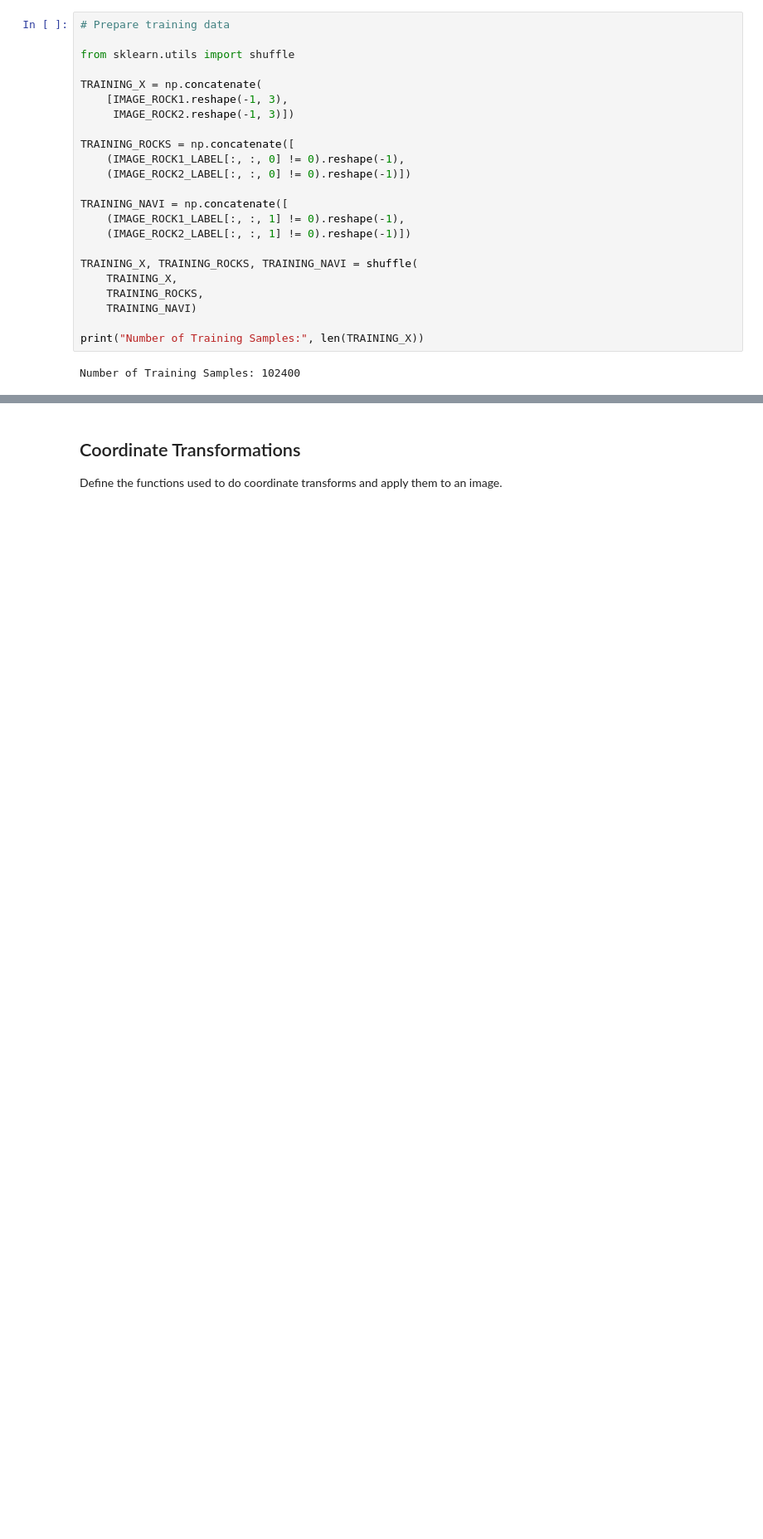
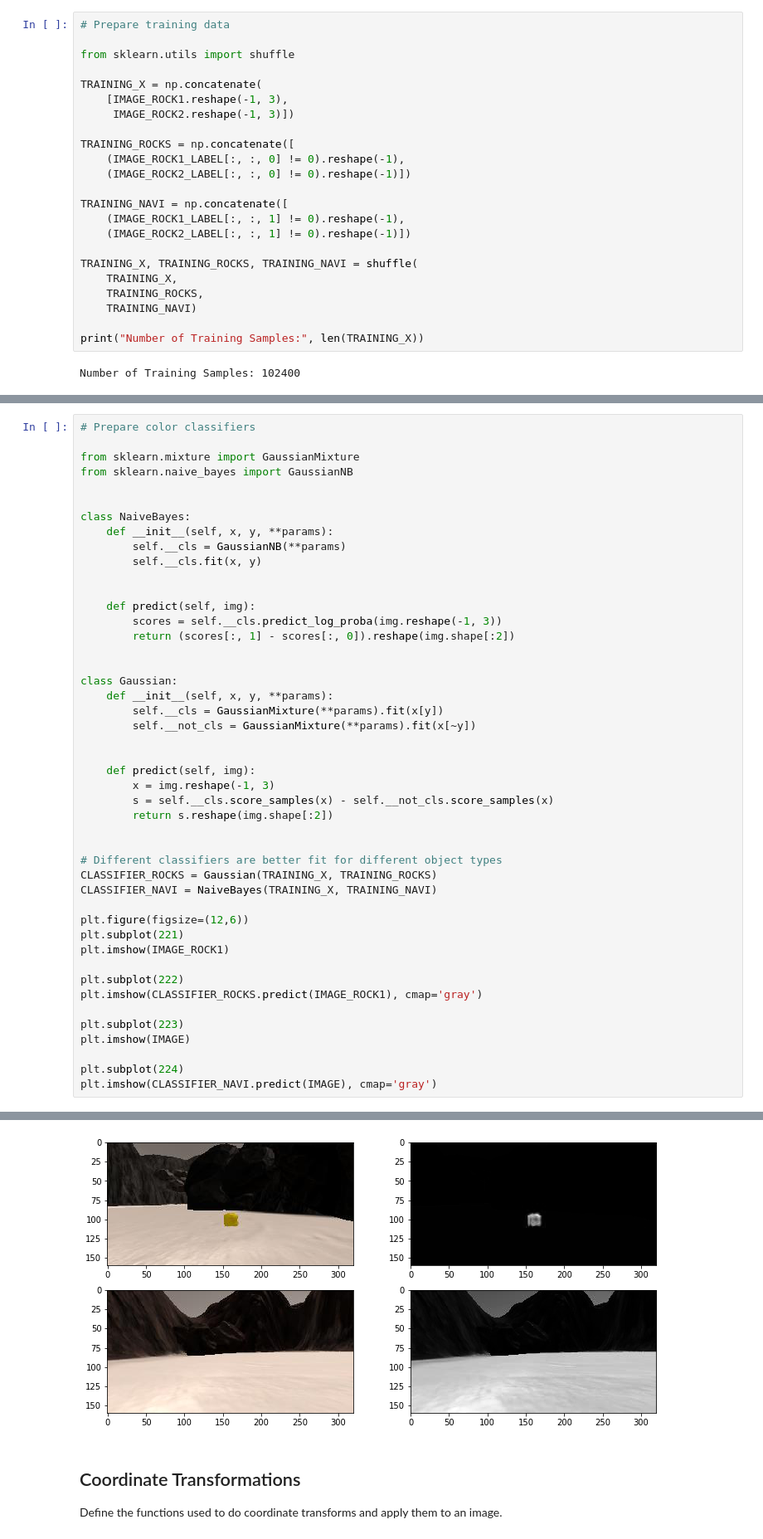
Before and after one commit to dimaga/RoboND-Rover-Project, a Jupyter notebook: code/Rover_Project_Test_Notebook.ipynb, the cells around one changed output, grey strips where cells are left out. Shown at 83% size. Saved outputs shown, nothing was run; the diff lists cells and outputs as text; blank space fills up the shorter version.

Commit message:
Finalize classifiers in log-likelihood space

```diff
--- a/code/Rover_Project_Test_Notebook.ipynb
+++ b/code/Rover_Project_Test_Notebook.ipynb
@@ -316,0 +215,47 @@ threshed = obstacles(warped)
+# %%
+# Prepare color classifiers
+
+from sklearn.mixture import GaussianMixture
+from sklearn.naive_bayes import GaussianNB
+
+
+class NaiveBayes:
+    def __init__(self, x, y, **params):
+        self.__cls = GaussianNB(**params)
+        self.__cls.fit(x, y)
+
+
+    def predict(self, img):
+        scores = self.__cls.predict_log_proba(img.reshape(-1, 3))
+        return (scores[:, 1] - scores[:, 0]).reshape(img.shape[:2])
+
+
+class Gaussian:
+    def __init__(self, x, y, **params):
+        self.__cls = GaussianMixture(**params).fit(x[y])
+        self.__not_cls = GaussianMixture(**params).fit(x[~y])
+
+
+    def predict(self, img):
+        x = img.reshape(-1, 3)
+        s = self.__cls.score_samples(x) - self.__not_cls.score_samples(x)
+        return s.reshape(img.shape[:2])
+
+
+# Different classifiers are better fit for different object types
+CLASSIFIER_ROCKS = Gaussian(TRAINING_X, TRAINING_ROCKS)
+CLASSIFIER_NAVI = NaiveBayes(TRAINING_X, TRAINING_NAVI)
+
+plt.figure(figsize=(12,6))
+plt.subplot(221)
+plt.imshow(IMAGE_ROCK1)
+
+plt.subplot(222)
+plt.imshow(CLASSIFIER_ROCKS.predict(IMAGE_ROCK1), cmap='gray')
+
+plt.subplot(223)
+plt.imshow(IMAGE)
+
+plt.subplot(224)
+plt.imshow(CLASSIFIER_NAVI.predict(IMAGE), cmap='gray')
+# %% [output]
@@ -317,3 +263,4 @@ threshed = obstacles(warped)
+[figure, added]
 # %% [markdown]
 ## Coordinate Transformations
 Define the functions used to do coordinate transforms and apply them to an image.
```
Also changed, not shown: parts of 4 cells of this notebook.
